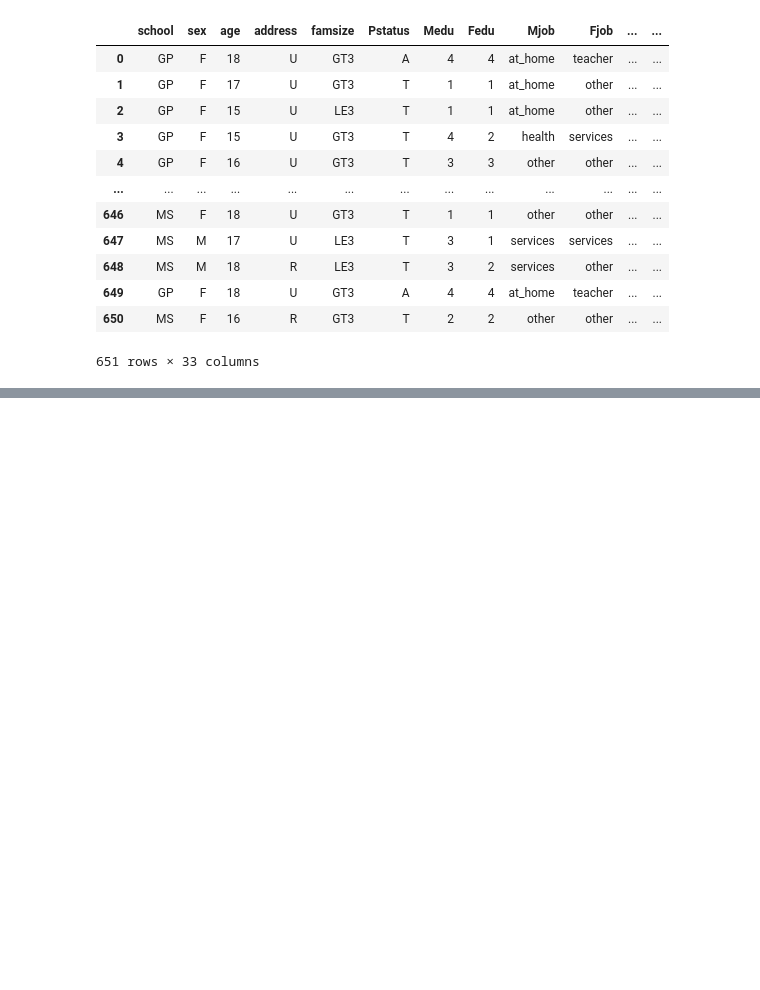
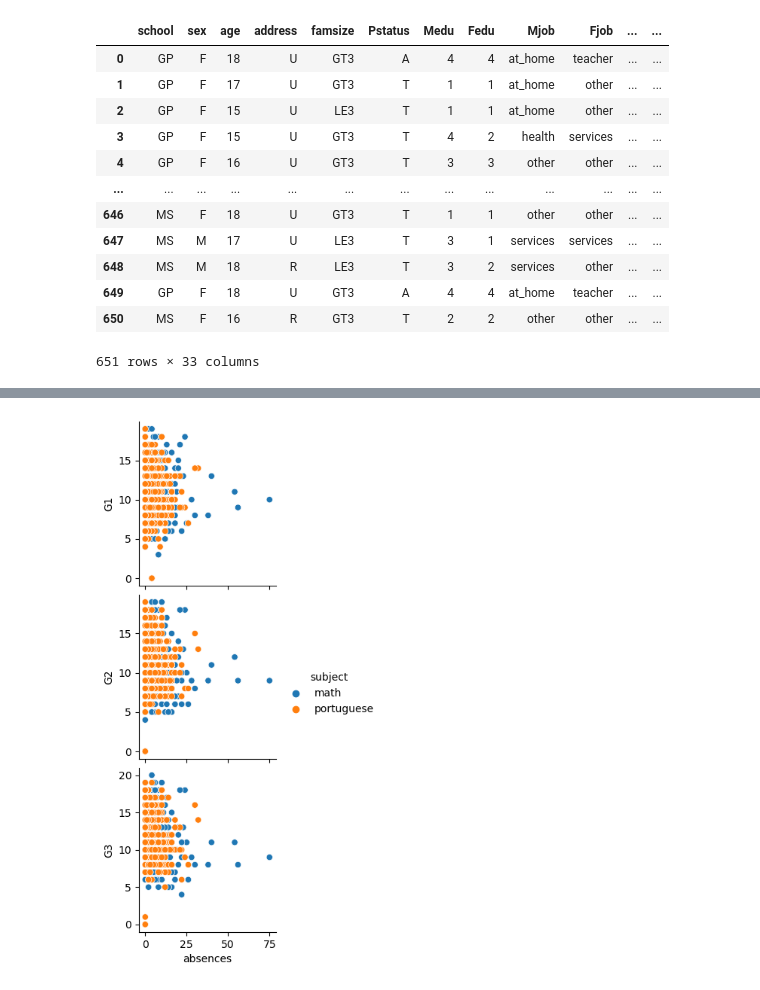
Before and after one commit to ubco-W2022T1-cosc301/project-group05, a Jupyter notebook: notebooks/analysis2.ipynb, the cells around one changed output, grey strips where cells are left out. Cells and saved outputs as stored; diff of their text form; code cells hidden in the pictures; blank space fills up the shorter version.

```diff
--- a/notebooks/analysis2.ipynb
+++ b/notebooks/analysis2.ipynb
@@ -100,0 +238,7 @@ dtype: int64
+# %%
+import seaborn as sns
+
+sns.pairplot(df, hue = "subject", x_vars = ["absences"], y_vars = ["G1", "G2", "G3"] )
+plt.show()
+# %% [output]
+[figure, added]
```
Also changed, not shown: parts of 34 cells of this notebook.
